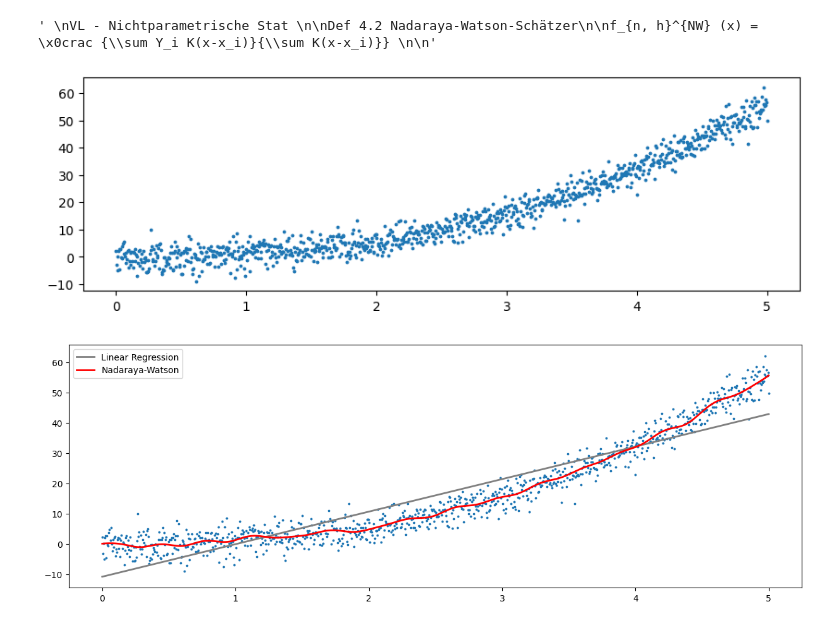
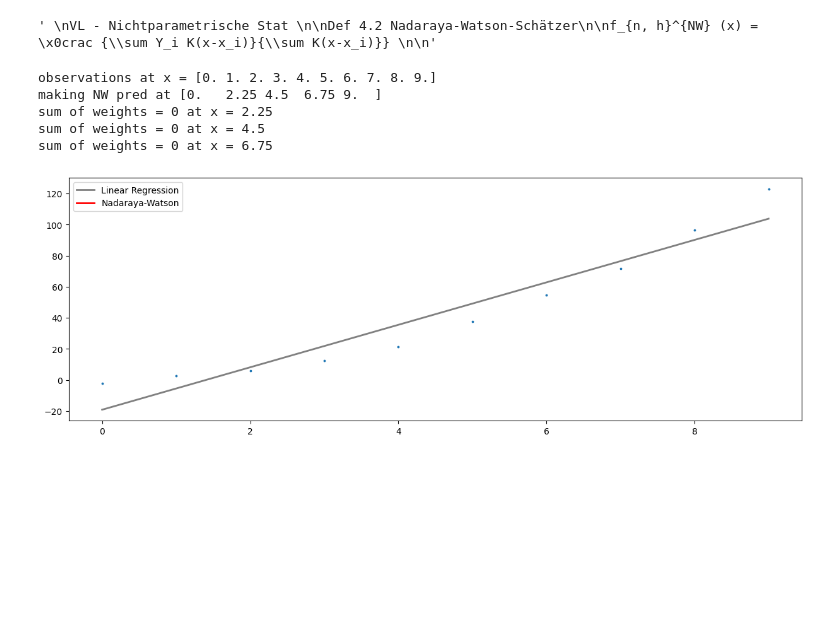
Before and after one commit to hikotei/Kernel-Simulations, a Jupyter notebook: 2023_12_12 KDE.ipynb, the cells around one changed output. Cells and saved outputs as stored; diff of their text form; code cells hidden in the pictures; blank space fills up the shorter version.

```diff
--- a/2023_12_12 KDE.ipynb
+++ b/2023_12_12 KDE.ipynb
@@ -26,20 +26,8 @@ f_{n, h}^{NW} (x) = \frac {\sum Y_i K(x-x_i)}{\sum K(x-x_i)}}
 """
 # %% [output]
 ' \nVL - Nichtparametrische Stat \n\nDef 4.2 Nadaraya-Watson-Schätzer\n\nf_{n, h}^{NW} (x) = \x0crac {\\sum Y_i K(x-x_i)}{\\sum K(x-x_i)}} \n\n'
-# %%
-# generate data using trend = x^2 and gaussian noise
-
-n = 1000
-x = np.linspace(0, 5, n).reshape(-1, 1)
-y = x**2.5 + np.random.normal(0, 3, n).reshape(-1, 1)
-
-plt.figure(figsize=(10, 3))
-plt.scatter(x, y, s=3)
-plt.show()
-# %% [output]
-[figure, removed]
 # %%
-def nadaraya_watson(x, y, x_pred, kernel, h=1):
+def nadaraya_watson(x_obs, y_obs, x_pred, kernel, h=1):
 
     """
     Nadaraya-Watson kernel regression estimator
@@ -58,32 +46,59 @@ def nadaraya_watson(x, y, x_pred, kernel, h=1):
     if kernel == 'sinc':
         kernel_func = kde.kernel_sinc
 
-    for i, x0 in enumerate(x_pred):
+    # for each evaluation point
 
-        # calculate weights
-        w = kernel_func((x - x0) / h)
-        # calculate prediction
-        y_pred[i] = np.sum(w * y) / np.sum(w)
+        # w = evaluate kernel function of each observation at evaluation point
+        # w * y = multiply with respective y_obs
+        # y_pred = w * y / sum(w)
+
+    for i, x in enumerate(x_pred):
+
+        w = kernel_func((x - x_obs) / h)
+
+        if np.sum(w) == 0:
+            print(f"sum of weights = 0 at x = {x}")
+
+        y_pred[i] = np.where(np.sum(w)==0, np.avg(y_obs), np.sum(w * y_obs) / np.sum(w))
 
     return y_pred
 # %%
+# generate data using trend = x^2 and gaussian noise
+
+n = 10
+x_min = 0
+x_max = 9
+
+x = np.linspace(x_min, x_max, n)
+print(f"observations at x = {x}")
+
+y = x**2.2 + np.random.normal(0, 3, n)
+
 from sklearn.linear_model import LinearRegression
 
 # Fit Linear Regression model
 model = LinearRegression()
-model.fit(x, y)
-y_pred = model.predict(x)
+model.fit(x.reshape(-1, 1), y)
+y_pred = model.predict(x.reshape(-1, 1))
 
 # Use Nadaraya-Watson Estimator
-y_pred_nw = nadaraya_watson(x, y, x, 'sinc', h=0.05)
+x_pred = np.linspace(x_min, x_max, n//2)
+print(f"making NW pred at {x_pred}")
+
+y_pred_nw = nadaraya_watson(x, y, x_pred, 'rect', h=0.1)
 
 # Plot the original data and the regression line
 plt.figure(figsize=(15, 5))
 plt.scatter(x, y, s=3)
 plt.plot(x, y_pred, color='grey', lw=2, label='Linear Regression')
-plt.plot(x, y_pred_nw, color='red', lw=2, label='Nadaraya-Watson')
+plt.plot(x_pred, y_pred_nw, color='red', lw=2, label='Nadaraya-Watson')
 
 plt.legend()
 plt.show()
 # %% [output]
+observations at x = [0. 1. 2. 3. 4. 5. 6. 7. 8. 9.]
+making NW pred at [0.   2.25 4.5  6.75 9.  ]
+sum of weights = 0 at x = 2.25
+sum of weights = 0 at x = 4.5
+sum of weights = 0 at x = 6.75
-[figure, old version]
+[figure, new version]
```
Also changed, not shown: 1 other file.
